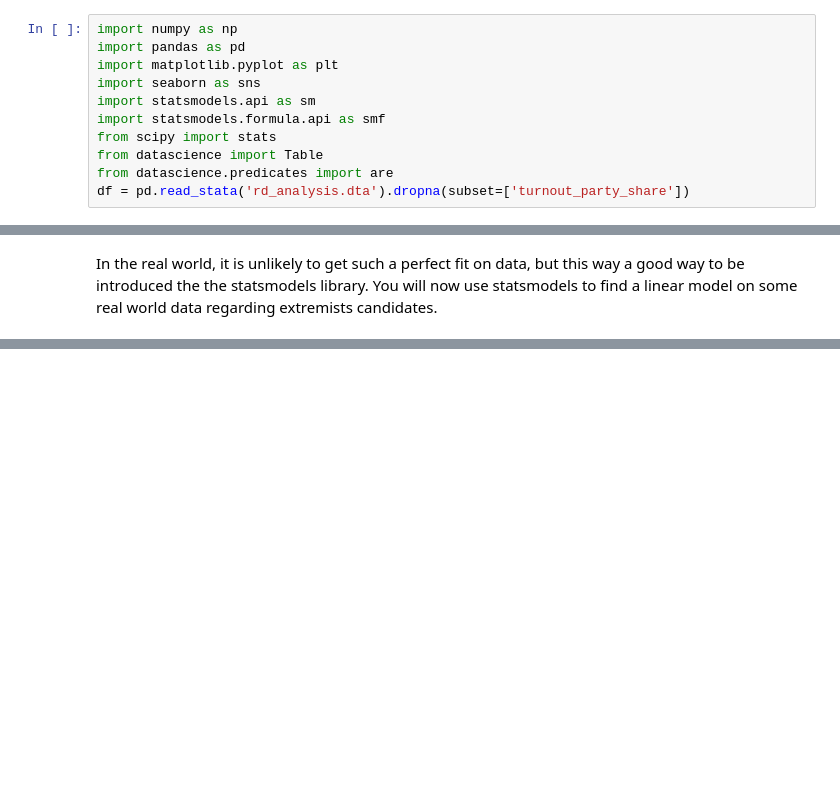
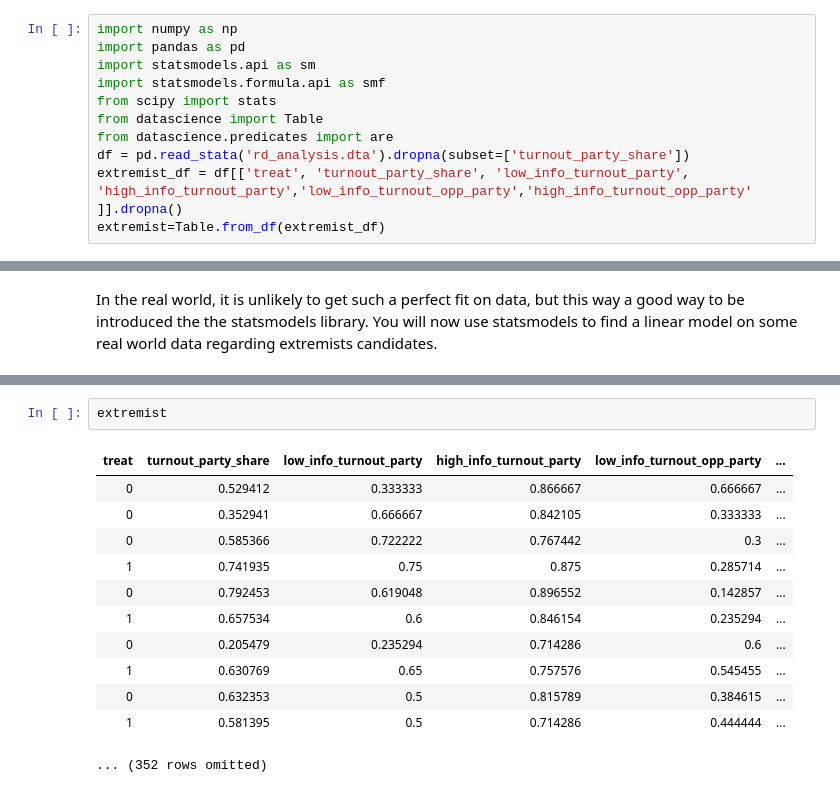
Before and after one commit to ds-modules/POLSCI3-Fa20-Dev, a Jupyter notebook: PS4/problem 3.ipynb, the cells around one changed output, grey strips where cells are left out. Saved outputs shown, nothing was run; the diff lists cells and outputs as text; blank space fills up the shorter version.

```diff
--- a/PS4/problem 3.ipynb
+++ b/PS4/problem 3.ipynb
@@ -1,11 +1,11 @@
 # %%
 import numpy as np
 import pandas as pd
-import matplotlib.pyplot as plt
-import seaborn as sns
 import statsmodels.api as sm
 import statsmodels.formula.api as smf
 from scipy import stats
 from datascience import Table
 from datascience.predicates import are
 df = pd.read_stata('rd_analysis.dta').dropna(subset=['turnout_party_share'])
+extremist_df = df[['treat', 'turnout_party_share', 'low_info_turnout_party', 'high_info_turnout_party','low_info_turnout_opp_party','high_info_turnout_opp_party'  ]].dropna()
+extremist=Table.from_df(extremist_df)
@@ -143,0 +115,15 @@ In the real world, it is unlikely to get such a perfect fit on data, but this wa
+# %%
+extremist
+# %% [output]
+| treat | turnout_party_share | low_info_turnout_party | high_info_turnout_party | low_info_turnout_opp_party | ... |
+| 0 | 0.529412 | 0.333333 | 0.866667 | 0.666667 | ... |
+| 0 | 0.352941 | 0.666667 | 0.842105 | 0.333333 | ... |
+| 0 | 0.585366 | 0.722222 | 0.767442 | 0.3 | ... |
+| 1 | 0.741935 | 0.75 | 0.875 | 0.285714 | ... |
+| 0 | 0.792453 | 0.619048 | 0.896552 | 0.142857 | ... |
+| 1 | 0.657534 | 0.6 | 0.846154 | 0.235294 | ... |
+| 0 | 0.205479 | 0.235294 | 0.714286 | 0.6 | ... |
+| 1 | 0.630769 | 0.65 | 0.757576 | 0.545455 | ... |
+| 0 | 0.632353 | 0.5 | 0.815789 | 0.384615 | ... |
+| 1 | 0.581395 | 0.5 | 0.714286 | 0.444444 | ... |
+... (352 rows omitted)
```
Also changed, not shown: parts of 41 cells of this notebook.
